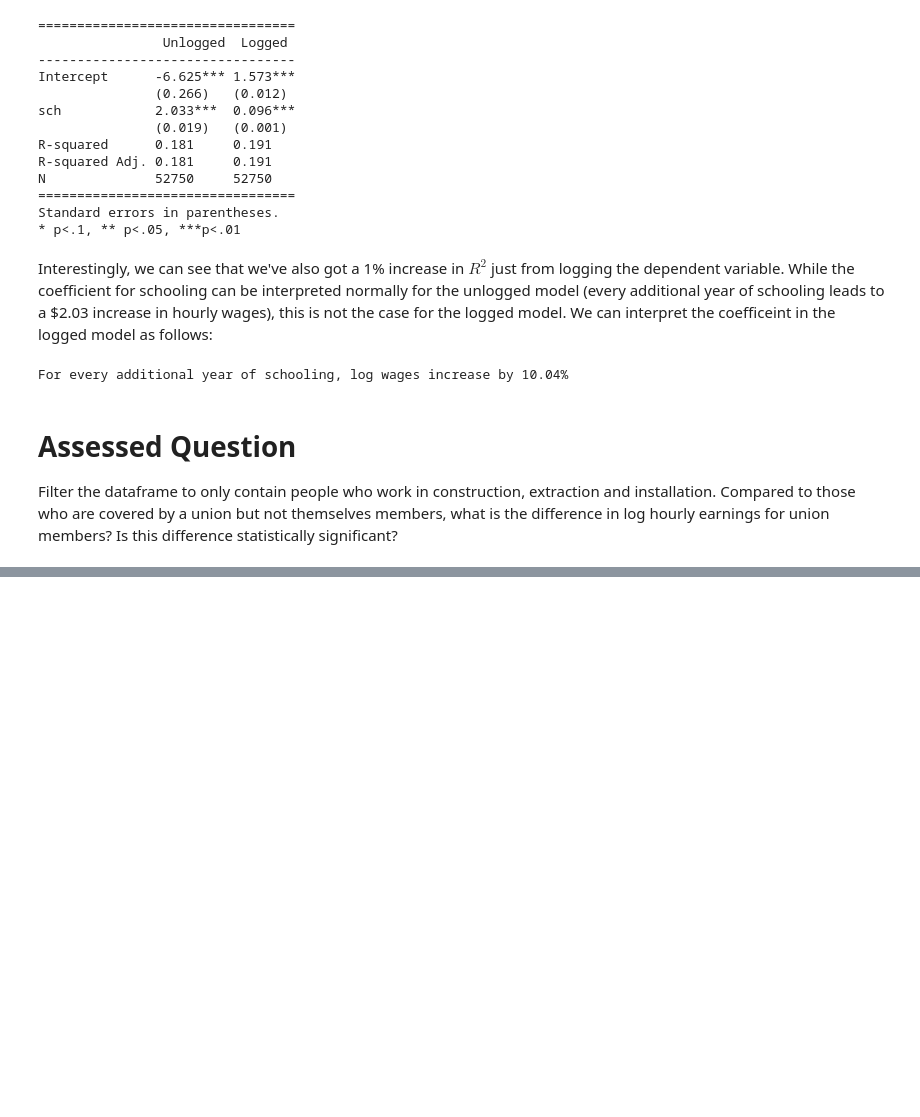
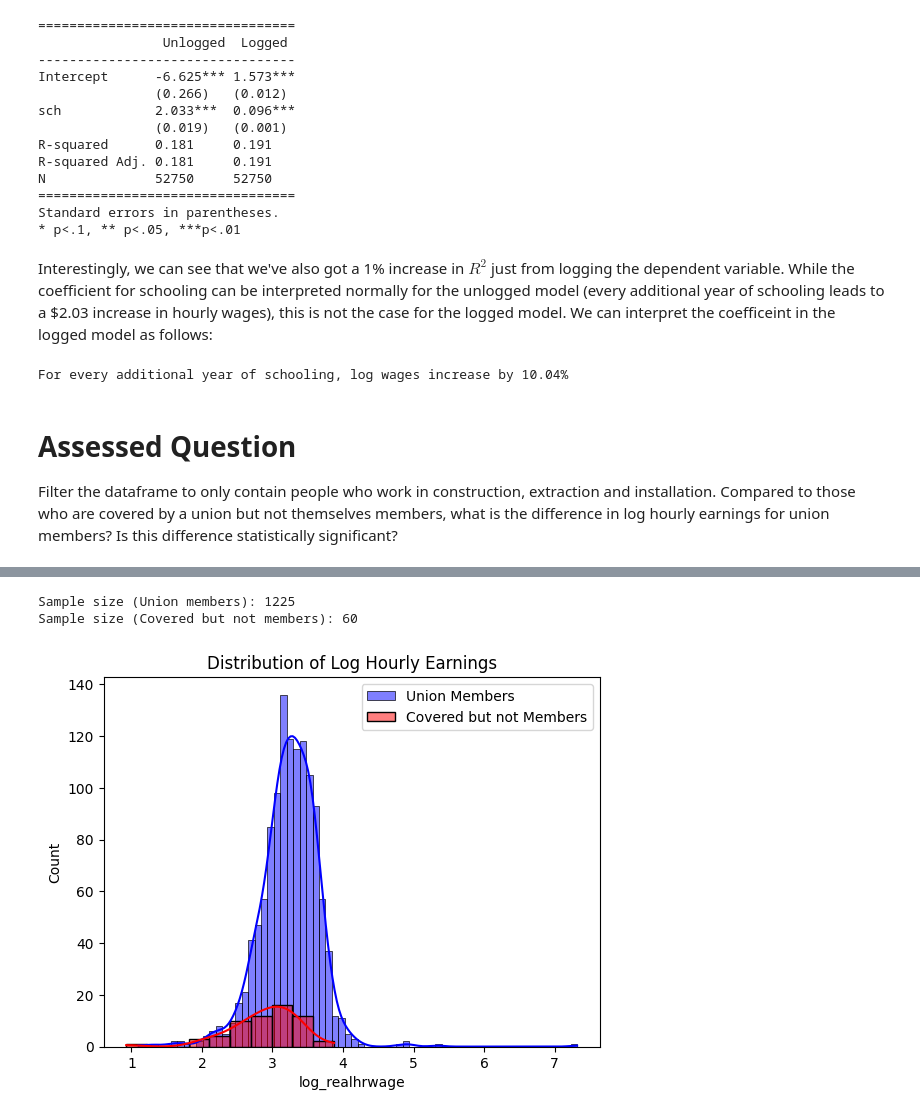
Before and after one commit to james0206-666/QM2-2024, a Jupyter notebook: W7_Regression.ipynb, the cells around one changed output, grey strips where cells are left out. Cells and saved outputs as stored; diff of their text form; code cells hidden in the pictures; blank space fills up the shorter version.

```diff
--- a/W7_Regression.ipynb
+++ b/W7_Regression.ipynb
@@ -628,0 +577,66 @@ This difference is not statistically significant.
+# %%
+import pandas as pd
+import numpy as np
+from scipy.stats import ttest_ind
+import seaborn as sns
+import matplotlib.pyplot as plt
+import statsmodels.api as sm
+
+df = pd.read_csv('https://storage.googleapis.com/qm2/wk7/cps.csv')
+
+construction_jobs = df[df['occupation'].str.contains('construction|extraction|installation', case=False, na=False)]
+
+union_members = construction_jobs[construction_jobs['union'] == 2].copy()
+covered_not_members = construction_jobs[construction_jobs['union'] == 3].copy()
+
+union_members = union_members[union_members['realhrwage'] > 0]
+covered_not_members = covered_not_members[covered_not_members['realhrwage'] > 0]
+
+union_members['log_realhrwage'] = np.log(union_members['realhrwage'])
+covered_not_members['log_realhrwage'] = np.log(covered_not_members['realhrwage'])
+
+union_members = union_members.dropna(subset=['log_realhrwage'])
+covered_not_members = covered_not_members.dropna(subset=['log_realhrwage'])
+
+print(f"Sample size (Union members): {len(union_members)}")
+print(f"Sample size (Covered but not members): {len(covered_not_members)}")
+
+sns.histplot(union_members['log_realhrwage'], kde=True, color='blue', label='Union Members')
+sns.histplot(covered_not_members['log_realhrwage'], kde=True, color='red', label='Covered but not Members')
+plt.legend()
+plt.title("Distribution of Log Hourly Earnings")
+plt.show()
+
+mean_union = union_members['log_realhrwage'].mean()
+mean_covered = covered_not_members['log_realhrwage'].mean()
+mean_difference = mean_union - mean_covered
+
+t_stat, p_value = ttest_ind(union_members['log_realhrwage'], covered_not_members['log_realhrwage'])
+
+print(f"Mean log hourly earnings (Union members): {mean_union:.4f}")
+print(f"Mean log hourly earnings (Covered but not members): {mean_covered:.4f}")
+print(f"Difference in means: {mean_difference:.4f}")
+print(f"T-statistic: {t_stat:.4f}")
+print(f"P-value: {p_value:.4f}")
+
+alpha = 0.05
+if p_value < alpha:
+    print("The difference in log hourly earnings is statistically significant.")
+else:
+    print("The difference in log hourly earnings is NOT statistically significant.")
+
+union_members['union_status'] = 1
+covered_not_members['union_status'] = 0
+combined_data = pd.concat([union_members, covered_not_members])
+
+y = combined_data['log_realhrwage']
+X = combined_data[['union_status']]
+X = sm.add_constant(X)
+
+model = sm.OLS(y, X).fit()
+
+print(model.summary())
+# %% [output]
+Sample size (Union members): 1225
+Sample size (Covered but not members): 60
+[figure, added]
```
Also changed, not shown: parts of 2 cells of this notebook.
